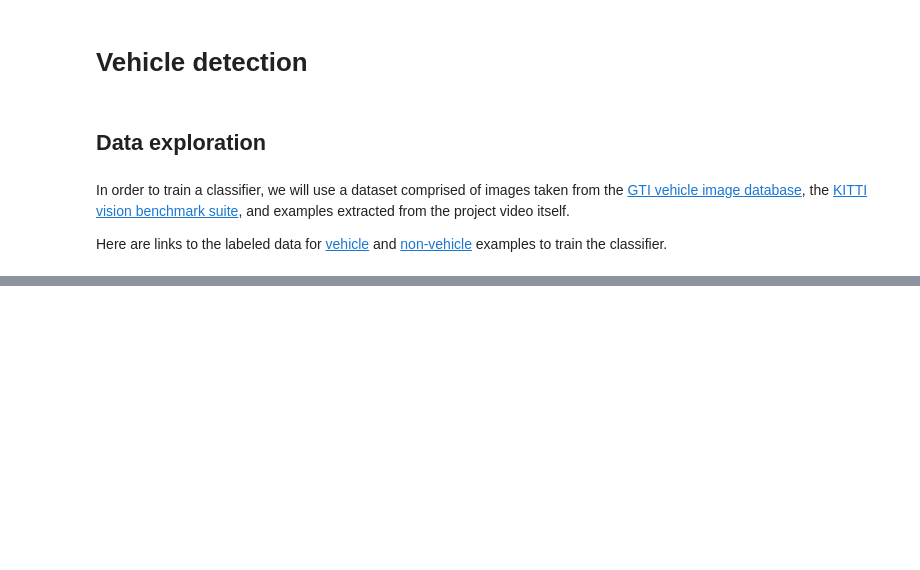
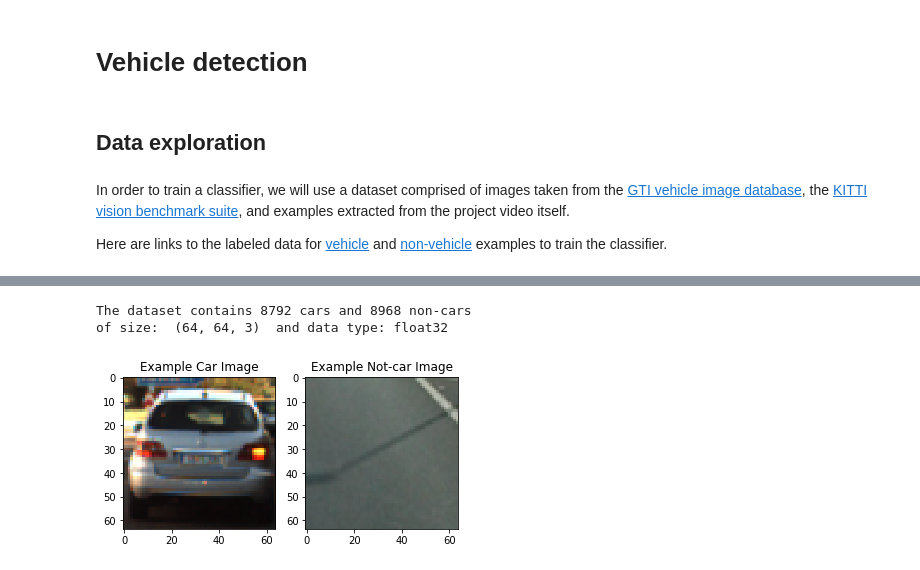
Before and after one commit to sbatururimi/Vehicle-Detection, a Jupyter notebook: Vehicle Detection.ipynb, the cells around one changed output, grey strips where cells are left out. Drawn from its saved outputs; the diff is of its cells as text; code cells hidden in the pictures; blank space fills up the shorter version.

```diff
--- a/Vehicle Detection.ipynb
+++ b/Vehicle Detection.ipynb
@@ -6,3 +20,5 @@ import helper
+# %%
+output_images_dir = 'output_images/'
 # %% [markdown]
 ## Data exploration
 # %% [markdown]
@@ -21,0 +56,48 @@ def download_dataset()
+# %%
+def data_look(car_list, notcar_list):
+    data_dict = {}
+    # Define a key in data_dict "n_cars" and store the number of car images
+    data_dict["n_cars"] = len(car_list)
+    # Define a key "n_notcars" and store the number of notcar images
+    data_dict["n_notcars"] = len(notcar_list)
+    # Read in a test image, either car or notcar
+    example_img = mpimg.imread(car_list[0])
+    # Define a key "image_shape" and store the test image shape 3-tuple
+    data_dict["image_shape"] = example_img.shape
+    # Define a key "data_type" and store the data type of the test image.
+    data_dict["data_type"] = example_img.dtype
+    # Return data_dict
+    return data_dict
+# %%
+data_info = data_look(cars, notcars)
+
+print('The dataset contains',
+      data_info["n_cars"], 'cars and',
+      data_info["n_notcars"], 'non-cars')
+print('of size: ',data_info["image_shape"], ' and data type:',
+      data_info["data_type"])
+# Just for fun choose random car / not-car indices and plot example images
+car_ind = np.random.randint(0, len(cars))
+notcar_ind = np.random.randint(0, len(notcars))
+
+# Read in car / not-car images# READ IN CAR / NOT-CAR IMAGES
+
+
+car_image = mpimg.imread(cars[car_ind])
+notcar_image = mpimg.imread(notcars[notcar_ind])
+
+# Plot the examples
+fig = plt.figure()
+plt.subplot(121)
+plt.imshow(car_image)
+plt.title('Example Car Image')
+plt.subplot(122)
+plt.imshow(notcar_image)
+plt.title('Example Not-car Image')
+filename = output_images_dir + "car_notcar_example.png"
+plt.savefig(filename)
+plt.show()
+# %% [output]
+The dataset contains 8792 cars and 8968 non-cars
+of size:  (64, 64, 3)  and data type: float32
+[figure, added]
```
Also changed, not shown: parts of 5 cells of this notebook, 4 other files.
